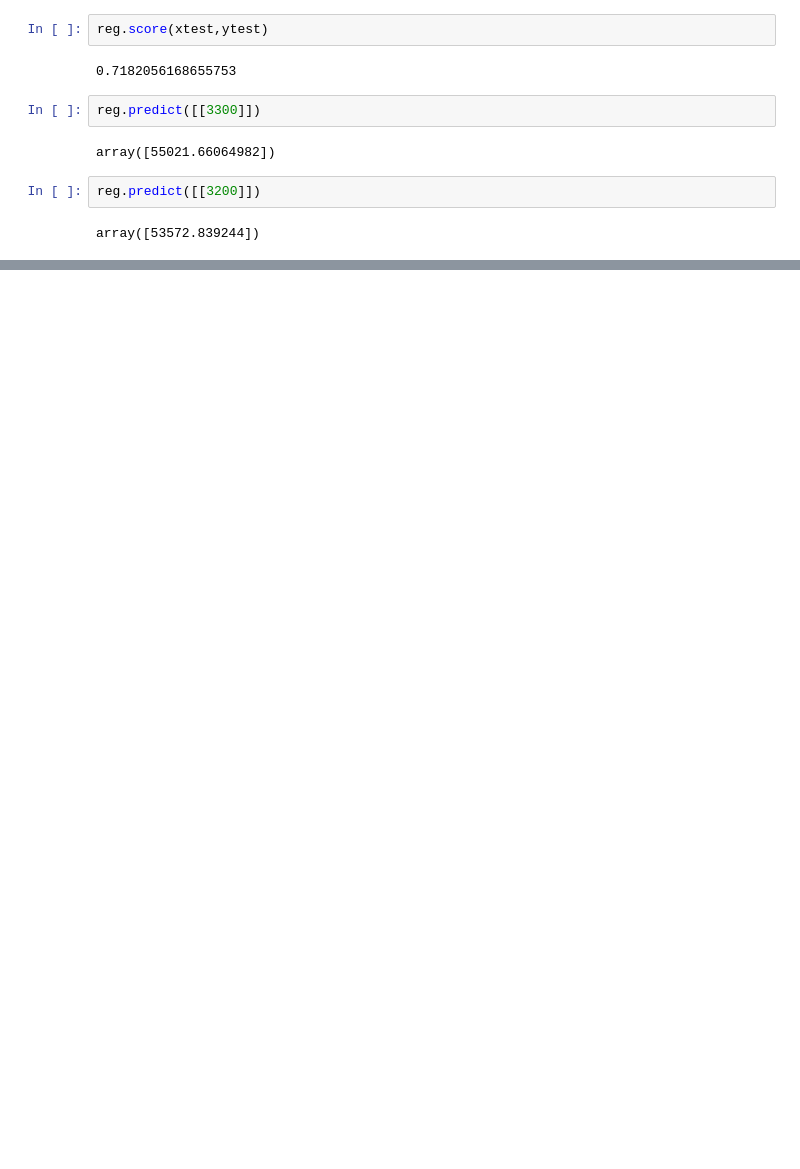
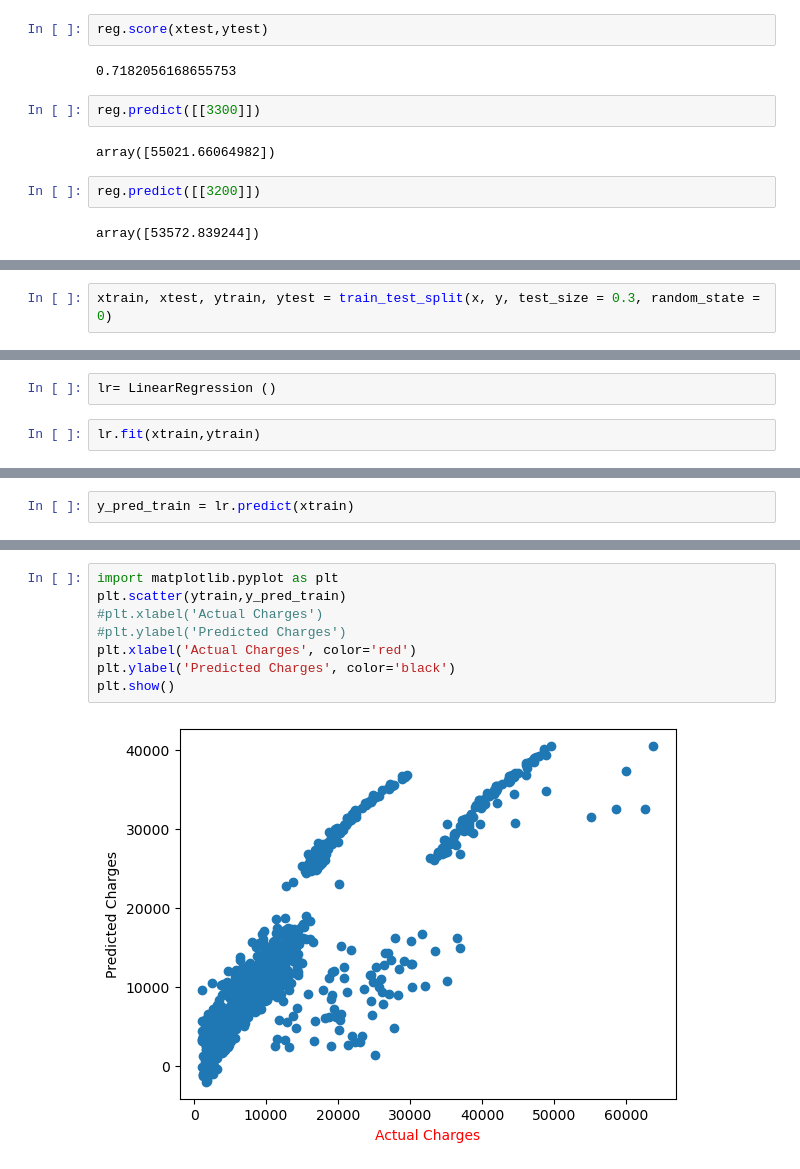
Before and after one commit to Istiaq-Alam/Machine-Learning-Lab, a Jupyter notebook: Lab-02/Lab-02.ipynb, the cells around one changed output, grey strips where cells are left out. Drawn from its saved outputs; the diff is of its cells as text; blank space fills up the shorter version.

```diff
--- a/Lab-02/Lab-02.ipynb
+++ b/Lab-02/Lab-02.ipynb
@@ -92,0 +337,2 @@ array([48501.96432364])
+# %%
+xtrain, xtest, ytrain, ytest = train_test_split(x, y, test_size = 0.3, random_state = 0)
@@ -92,0 +341,4 @@ array([48501.96432364])
+# %%
+lr= LinearRegression ()
+# %%
+lr.fit(xtrain,ytrain)
@@ -92,0 +362,2 @@ array([48501.96432364])
+# %%
+y_pred_train = lr.predict(xtrain)
@@ -92,0 +384,10 @@ array([48501.96432364])
+# %%
+import matplotlib.pyplot as plt
+plt.scatter(ytrain,y_pred_train)
+#plt.xlabel('Actual Charges')
+#plt.ylabel('Predicted Charges')
+plt.xlabel('Actual Charges', color='red')
+plt.ylabel('Predicted Charges', color='black')
+plt.show()
+# %% [output]
+[figure, added]
```
Also changed, not shown: parts of 58 cells of this notebook, 14 other files.
